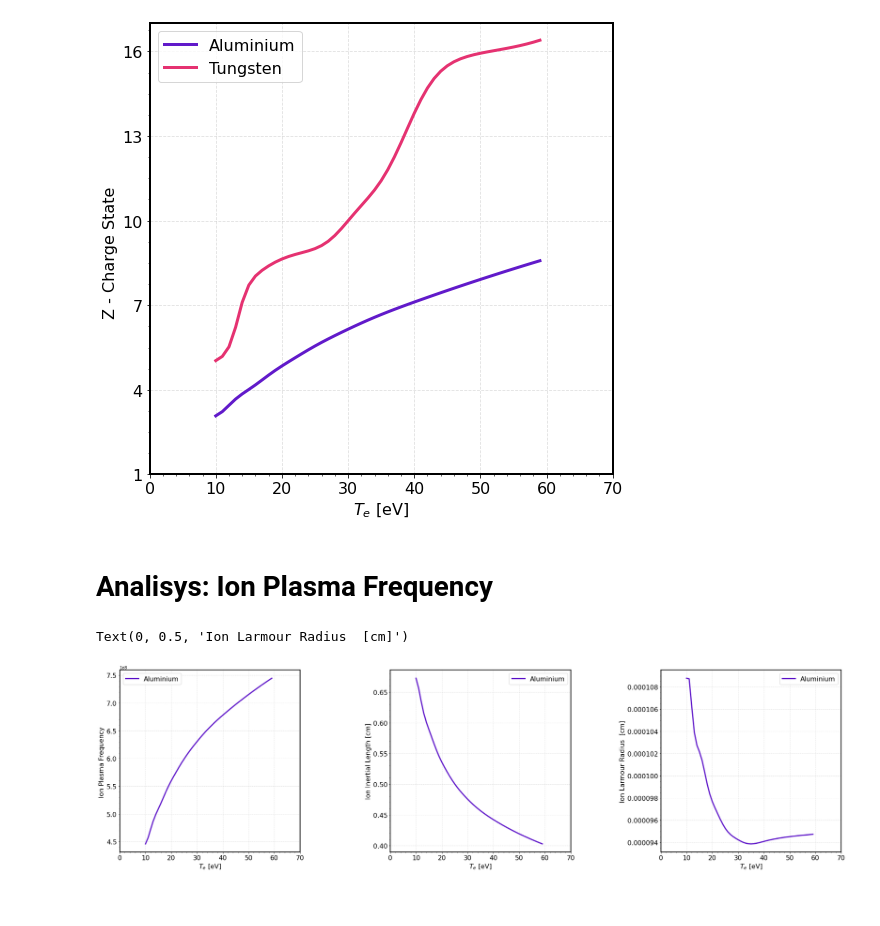
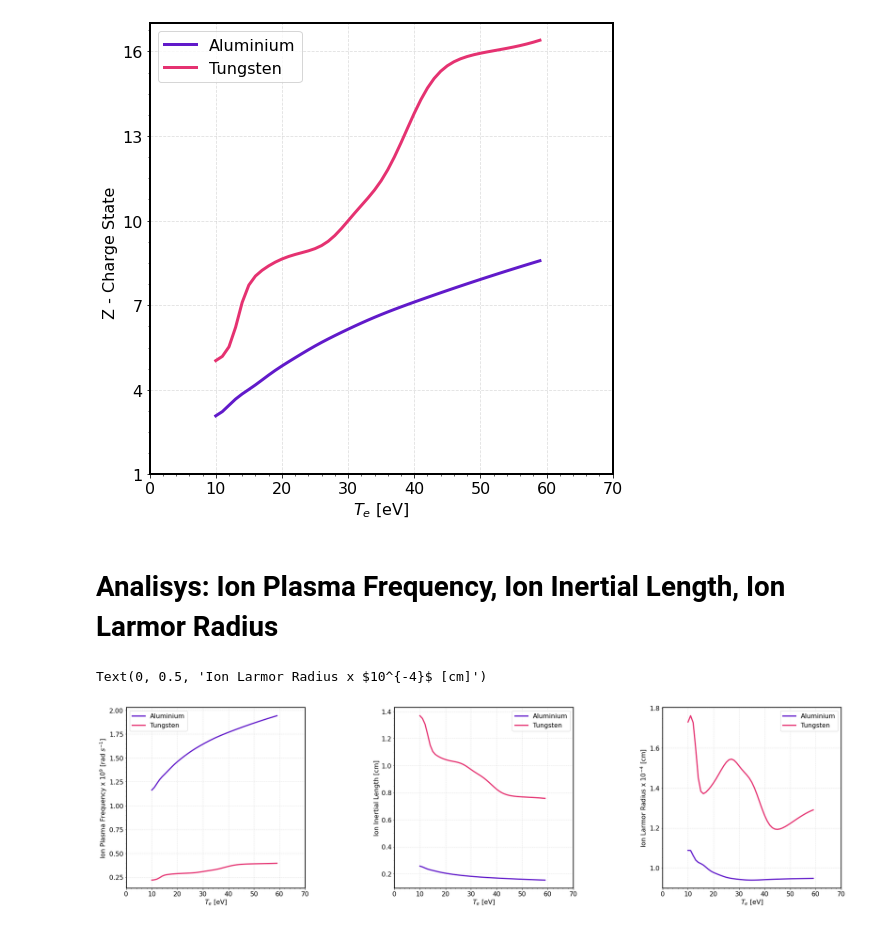
Before and after one commit to stemerlini/MagnetoRT, a Jupyter notebook: MagnetoRT.ipynb, the cells around one changed output. Saved outputs shown, nothing was run; the diff lists cells and outputs as text; code cells hidden in the pictures.

Commit message:
Added Tungsten

```diff
--- a/MagnetoRT.ipynb
+++ b/MagnetoRT.ipynb
@@ -291,42 +291,49 @@ ax0.legend(loc = 'best', fontsize = 16)
 <matplotlib.legend.Legend at 0x...>
 [figure]
 # %% [markdown]
-# Analisys: Ion Plasma Frequency
+# Analisys: Ion Plasma Frequency, Ion Inertial Length, Ion Larmor Radius
 # %%
 # DEFINE PLASMA
 # -------------------------------------------------------------------------------------
 Te      =    np.arange(10,60)       # electron temperature eV
 
-al_flow = {'A':27, 'ne': 6.8e18, 'Te': Te , 'Ti': Te, 'V':3e6,  'L':0.2, 'Atw': 1, 'Zsrc': 'exp', 'B': 5}
+al_flow = {'A':27, 'ne': 6.8e18, 'Te': Te , 'Ti': Te, 'V':3e5,  'L':0.2, 'Atw': 1, 'Zsrc': 'exp', 'B': 5}
+w_flow = {'A':183, 'ne': 1e18,   'Te': Te , 'Ti': Te, 'V':4e5,  'L':0.2, 'Atw': 1, 'Zsrc': 'exp', 'B': 5}
 al  =   plasma(**al_flow)
+w  =   plasma(**w_flow)
 
 # PRETTY PLOT
 # --------------------------------------------------------------------------------------
 fig = plt.figure(figsize=(32,8.3))
 gs  = fig.add_gridspec(ncols=3, nrows=1,hspace=0,wspace=0.5)
 ax  = gs.subplots()
 
 for axis in ['top','bottom','left','right']:
     ax[0].spines[axis].set_linewidth(2)
     ax[1].spines[axis].set_linewidth(2)
     ax[2].spines[axis].set_linewidth(2)
 
-ax[0].plot(Te, al.om_pi, lw = '3', color = '#611ACA',label='Aluminium')
+ax[0].plot(Te, al.om_pi*1e-9, lw = '3', color = '#611ACA',label='Aluminium')
 ax[1].plot(Te, al.delta_i, lw = '3', color = '#611ACA',label='Aluminium')
-ax[2].plot(Te, al.rho_i, lw = '3', color = '#611ACA',label='Aluminium')
+ax[2].plot(Te, al.rho_i*1e4, lw = '3', color = '#611ACA',label='Aluminium')
+
+ax[0].plot(Te, w.om_pi*1e-9, lw = '3', color = '#E53271',label='Tungsten')
+ax[1].plot(Te, w.delta_i, lw = '3', color = '#E53271',label='Tungsten')
+ax[2].plot(Te, w.rho_i*1e4, lw = '3', color = '#E53271',label='Tungsten')
+
 
 for axis in ax:
     axis.set_xlim([0,70])
     axis.set_xticks(np.arange(0,71,10))
     axis.tick_params(labelsize=16)
     axis.grid(True, linestyle='--', alpha = 0.4)
     axis.set_xlabel(r'$T_e$ [eV]', fontsize=16)
     axis.minorticks_on()
     axis.legend(loc = 'best', fontsize = 16)
 
-ax[0].set_ylabel(r'Ion Plasma Frequency ', fontsize=16)
+ax[0].set_ylabel(r'Ion Plasma Frequency x $10^{9}$ [rad $s^{-1}$] ', fontsize=16)
 ax[1].set_ylabel(r'Ion Inertial Length [cm]', fontsize=16)
-ax[2].set_ylabel(r'Ion Larmour Radius  [cm]', fontsize=16)
+ax[2].set_ylabel(r'Ion Larmor Radius x $10^{-4}$ [cm]', fontsize=16)
 # %% [output]
-Text(0, 0.5, 'Ion Larmour Radius  [cm]')
+Text(0, 0.5, 'Ion Larmor Radius x $10^{-4}$ [cm]')
-[figure, old version]
+[figure, new version]
```
